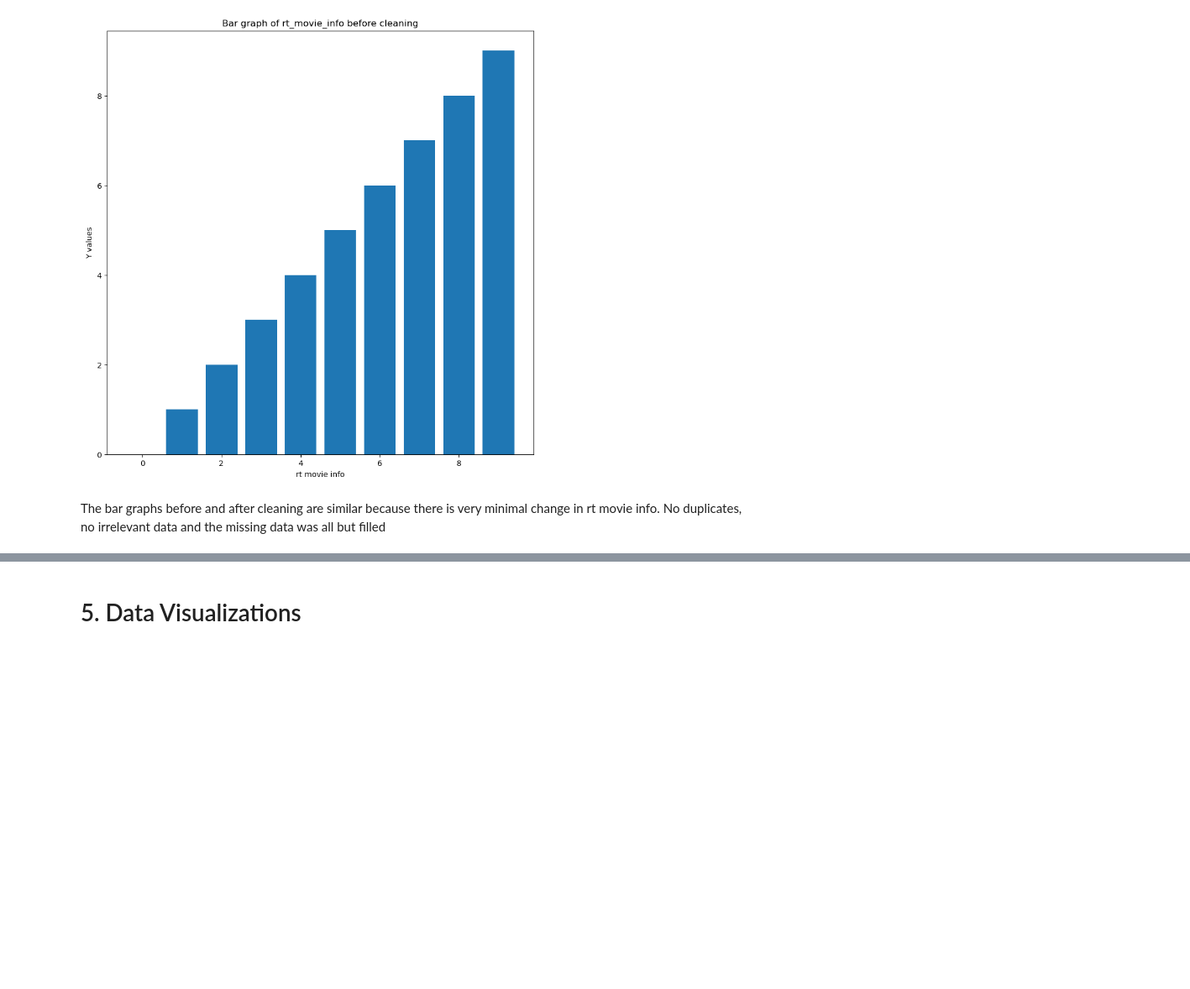
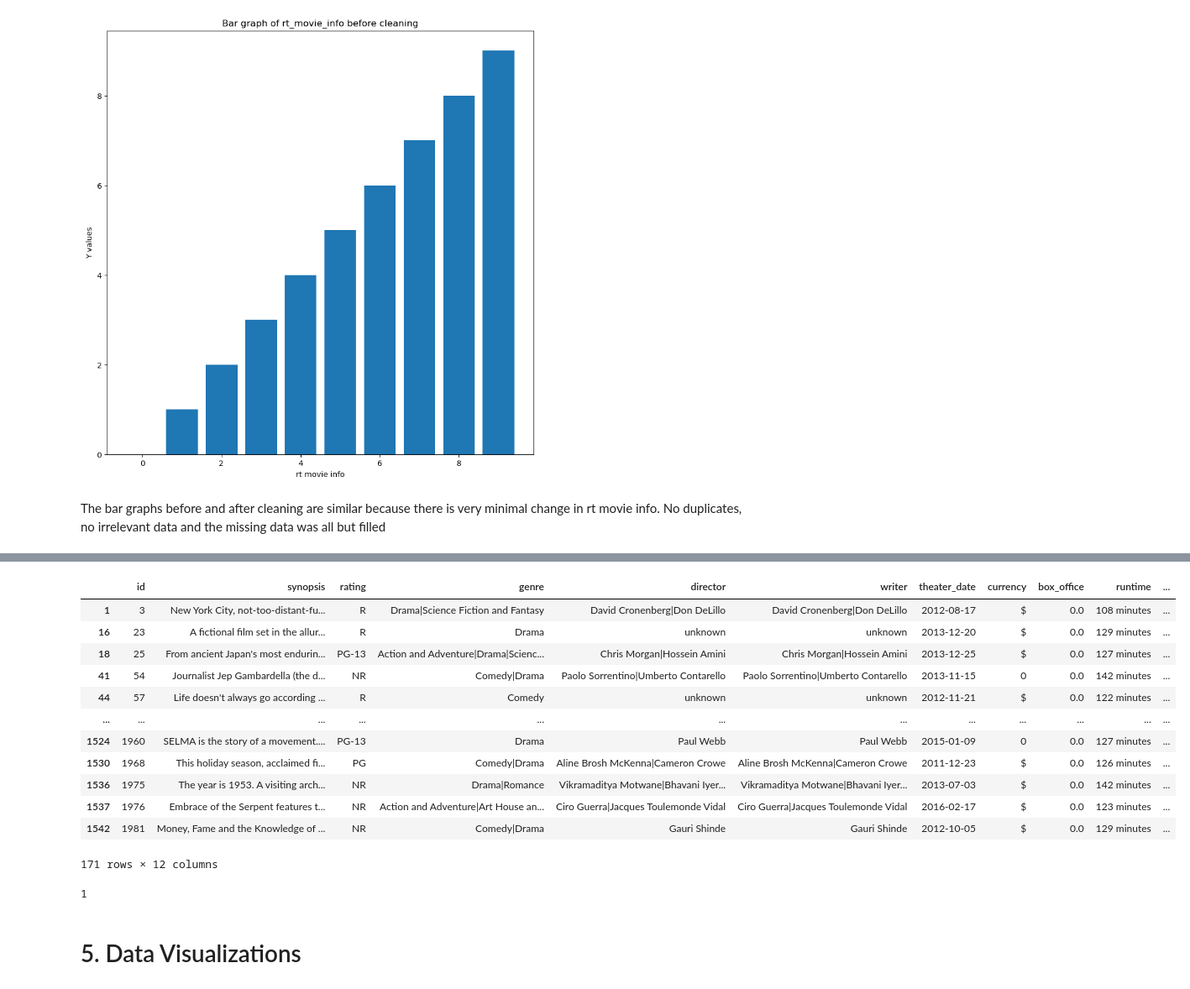
Before and after one commit to MuchiriKinyua/Microsoft-Movie-Project, a Jupyter notebook: Microsoft Movie project.ipynb, the cells around one changed output, grey strips where cells are left out. Shown at 84% size. Saved outputs shown, nothing was run; the diff lists cells and outputs as text; code cells hidden in the pictures; blank space fills up the shorter version.

Commit message:
Finalizing on data cleaning and final data

```diff
--- a/Microsoft Movie project.ipynb
+++ b/Microsoft Movie project.ipynb
@@ -533,11 +533,11 @@ rt_movie_info["director"] = rt_movie_info["director"].fillna(rt_movie_info["writ
 #replacing the missing values in writer column with the data in the director column
 rt_movie_info["writer"] = rt_movie_info["writer"].fillna(rt_movie_info["director"])
 
-#replacing the missing values in theater date column with the data in the dvd date column
-rt_movie_info["theater_date"] = rt_movie_info["theater_date"].fillna(rt_movie_info["dvd_date"])
+#drop the column dvd_date since it's no longer necessary in today's data
+rt_movie_info = rt_movie_info.drop("dvd_date", axis = 1)
 
-#replacing the missing values in dvd date column with the data in the theater date column
-rt_movie_info["dvd_date"] = rt_movie_info["dvd_date"].fillna(rt_movie_info["theater_date"])
+#replacing missing values in theater_date with released
+rt_movie_info["theater_date"] = rt_movie_info.theater_date.fillna("released")
 
 # replacing currency($) with 0
 rt_movie_info["currency"] = rt_movie_info.currency.fillna("0")
@@ -576,14 +575,8 @@ Since there are missing vlues, we have to continue cleaning
 #replacing missing values in director with unknown
 rt_movie_info["director"] = rt_movie_info.writer.fillna("unknown")
 
-#replacing missing values in director with unknown
+#replacing missing values in writer with unknown
 rt_movie_info["writer"] = rt_movie_info.writer.fillna("unknown")
-
-#replacing missing values in director with unknown
-rt_movie_info["theater_date"] = rt_movie_info.theater_date.fillna("released")
-
-#replacing missing values in director with unknown
-rt_movie_info["dvd_date"] = rt_movie_info.dvd_date.fillna("released")
 
 #replacing missing values in box_office with median
 rt_movie_info["box_office"].fillna(rt_movie_info.box_office.median())
@@ -647,6 +639,14 @@ The Data has no duplicates
 # %% [markdown]
 ### 4.3.3 Removing irrelevant data
 # %%
-# # check for any movie produced before 2010 or past 2018
-rt_movie_info["dvd_date"] = pd.to_numeric(rt_movie_info["dvd_date"], errors="coerce")
-rt_movie_info[(rt_movie_info["dvd_date"] < 2010) & (rt_movie_info["dvd_date"] > 2018)]
+# Exclude rows with "released" in theater_date column
+rt_movie_info = rt_movie_info[rt_movie_info["theater_date"] != "released"]
+
+# Convert the theater_date to pd.datetime
+rt_movie_info["theater_date"] = pd.to_datetime(rt_movie_info["theater_date"])
+
+# Extract the year from the date
+rt_movie_info["theater_year"] = rt_movie_info["theater_date"].dt.year
+
+# Check for any movie produced before 2000
+rt_movie_info = rt_movie_info[rt_movie_info["theater_year"] > 2010]
@@ -679,0 +680,3 @@ The bar graphs before and after cleaning are similar because there is very minim
+# %%
+#drop the column dvd_date since it's no longer necessary in today's data
+rt_movie_info = rt_movie_info.drop("dvd_date", axis = 1)
@@ -680,3 +721,24 @@ The bar graphs before and after cleaning are similar because there is very minim
+# %%
+rt_movie_info
+# %% [output]
+|  | id | synopsis | rating | genre | director | writer | theater_date | currency | box_office | runtime | ... |
+| 1 | 3 | New York City, not-too-distant-fu... | R | Drama|Science Fiction and Fantasy | David Cronenberg|Don DeLillo | David Cronenberg|Don DeLillo | 2012-08-17 | $ | 0.0 | 108 minutes | ... |
+| 16 | 23 | A fictional film set in the allur... | R | Drama | unknown | unknown | 2013-12-20 | $ | 0.0 | 129 minutes | ... |
+| 18 | 25 | From ancient Japan's most endurin... | PG-13 | Action and Adventure|Drama|Scienc... | Chris Morgan|Hossein Amini | Chris Morgan|Hossein Amini | 2013-12-25 | $ | 0.0 | 127 minutes | ... |
+| 41 | 54 | Journalist Jep Gambardella (the d... | NR | Comedy|Drama | Paolo Sorrentino|Umberto Contarello | Paolo Sorrentino|Umberto Contarello | 2013-11-15 | 0 | 0.0 | 142 minutes | ... |
+| 44 | 57 | Life doesn't always go according ... | R | Comedy | unknown | unknown | 2012-11-21 | $ | 0.0 | 122 minutes | ... |
+| ... | ... | ... | ... | ... | ... | ... | ... | ... | ... | ... | ... |
+| 1524 | 1960 | SELMA is the story of a movement.... | PG-13 | Drama | Paul Webb | Paul Webb | 2015-01-09 | 0 | 0.0 | 127 minutes | ... |
+| 1530 | 1968 | This holiday season, acclaimed fi... | PG | Comedy|Drama | Aline Brosh McKenna|Cameron Crowe | Aline Brosh McKenna|Cameron Crowe | 2011-12-23 | $ | 0.0 | 126 minutes | ... |
+| 1536 | 1975 | The year is 1953. A visiting arch... | NR | Drama|Romance | Vikramaditya Motwane|Bhavani Iyer... | Vikramaditya Motwane|Bhavani Iyer... | 2013-07-03 | $ | 0.0 | 142 minutes | ... |
+| 1537 | 1976 | Embrace of the Serpent features t... | NR | Action and Adventure|Art House an... | Ciro Guerra|Jacques Toulemonde Vidal | Ciro Guerra|Jacques Toulemonde Vidal | 2016-02-17 | $ | 0.0 | 123 minutes | ... |
+| 1542 | 1981 | Money, Fame and the Knowledge of ... | NR | Comedy|Drama | Gauri Shinde | Gauri Shinde | 2012-10-05 | $ | 0.0 | 129 minutes | ... |
+171 rows × 12 columns
+# %%
+a = 1
+a
+# %% [output]
+1
 # %% [markdown]
 # 5. Data Visualizations
 # %% [markdown]
```
Also changed, not shown: parts of 11 cells of this notebook.
